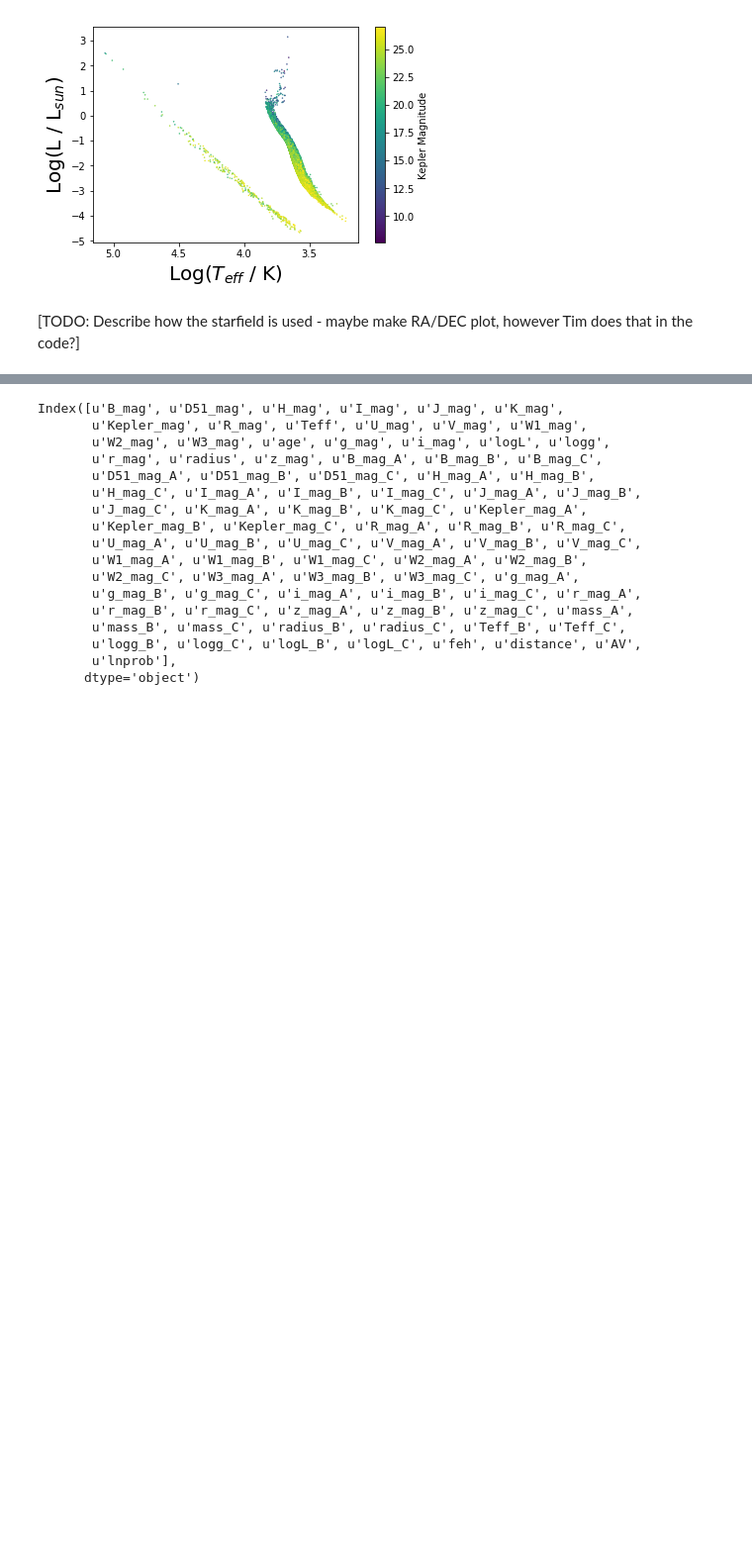
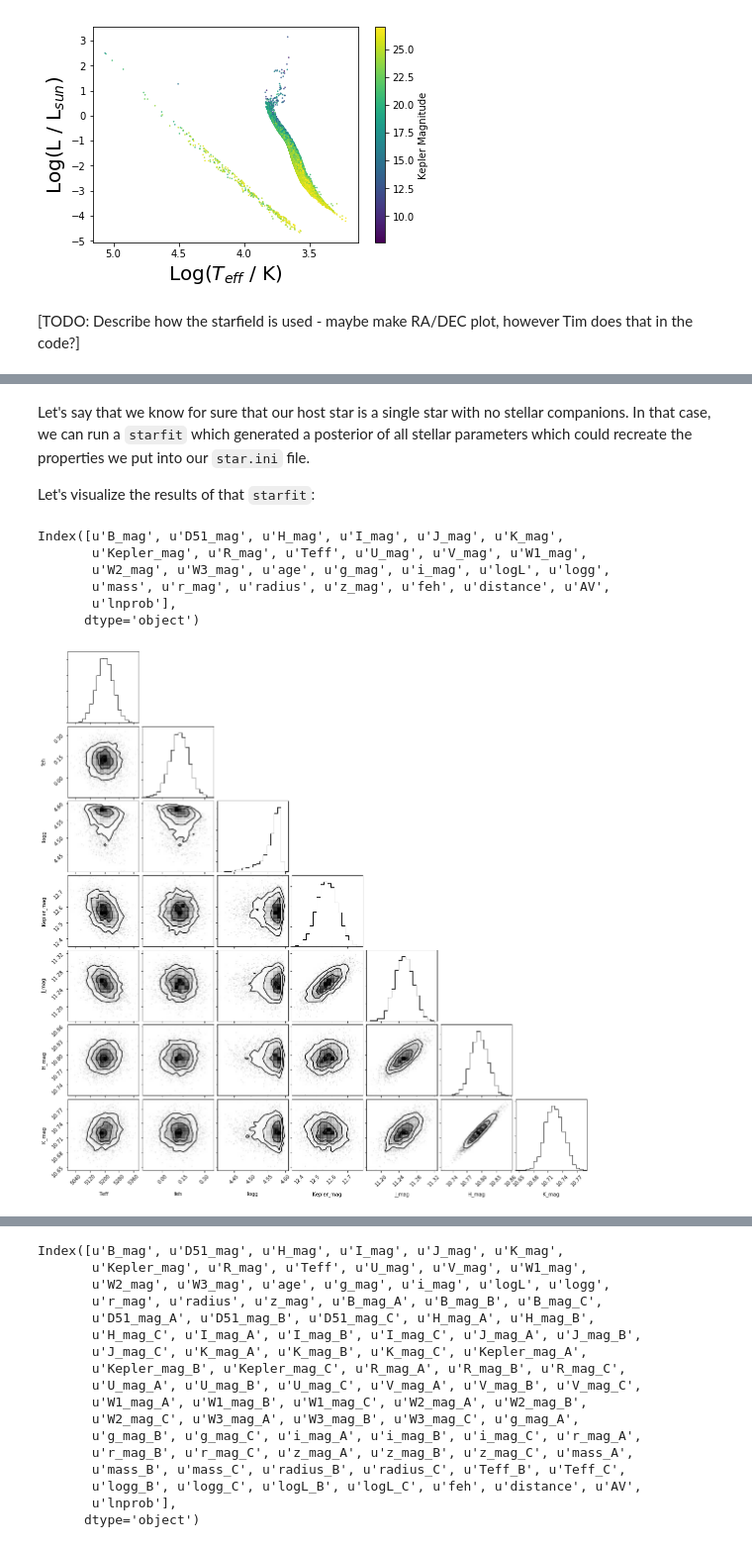
Before and after one commit to timothydmorton/vespa-tutorial, a Jupyter notebook: Notebooks/Tutorial_draft.ipynb, the cells around one changed output, grey strips where cells are left out. Shown at 99% size. Saved outputs shown, nothing was run; the diff lists cells and outputs as text; code cells hidden in the pictures; blank space fills up the shorter version.

```diff
--- a/Notebooks/Tutorial_draft.ipynb
+++ b/Notebooks/Tutorial_draft.ipynb
@@ -103,14 +104,8 @@ ini_file = 'star.ini' # Path to 'star.ini' file for star you need models for.
 models = 'mist'
 bands = ''
 Mod = StarModel
-folder = 'TestCase2'
+folder = '/Users/jcbecker/Documents/GitHub/vespa-tutorial/Notebooks/TestCase2/'
 model_filename = ''
 mult = 1
-# We can either have them run this themselves, or just use the pre-generated files.
-#bands = StarModel.get_bands(ini_file)
-#ichrone = get_ichrone(models, bands)
-
-#mod = Mod.from_ini(ichrone, folder, use_emcee=True, N=mult,
-#                                ini_file=ini_file, name=model_filename)
 # %%
 # If you want to generate these files yourself..
@@ -168,0 +180,37 @@ Part of the uncertainty in our understanding of planets comes from our uncertain
+# %% [markdown]
+Let's say that we know for sure that our host star is a single star with no stellar companions. In that case, we can run a `starfit` which generated a posterior of all stellar parameters which could recreate the properties we put into our `star.ini` file.
+
+Let's visualize the results of that `starfit`:
+# %%
+# We can either run this fresh, or just use the pre-generated files.
+# If we were to run the model, you could use the following commands:
+# mult = 1 #we are assuming there is only one star
+# bands = StarModel.get_bands(ini_file)
+# ichrone = get_ichrone(models, bands)
+
+# mod = Mod.from_ini(ichrone, folder, use_emcee=True, N=mult,
+#                                ini_file=ini_file, name=model_filename)
+# mod.fit(verbose=True, overwrite=True)
+# mod.save_hdf('temp2')
+
+# However, the fitting can take a while, so let's just load the pre-fit files.
+model_single = pd.read_hdf(folder + "dartmouth_starmodel_single.h5",'samples')
+# %%
+# Now, let's look at the results of the fit. The parameters that have been fit include:
+model_single.columns
+# %% [output]
+Index([u'B_mag', u'D51_mag', u'H_mag', u'I_mag', u'J_mag', u'K_mag',
+       u'Kepler_mag', u'R_mag', u'Teff', u'U_mag', u'V_mag', u'W1_mag',
+       u'W2_mag', u'W3_mag', u'age', u'g_mag', u'i_mag', u'logL', u'logg',
+       u'mass', u'r_mag', u'radius', u'z_mag', u'feh', u'distance', u'AV',
+       u'lnprob'],
+      dtype='object')
+# %%
+# So let's make a triangle plot to better visualize what's going on.
+# Let's make a triangle plot with only a subset of parameters. So, there will be some dependancies
+# that you won't be able to see. You can try plotting other parameters, too, but let's try the ones
+# we put in the star.ini file to star with.
+params = ['Teff', 'feh', 'logg', 'Kepler_mag',u'J_mag', u'H_mag',u'K_mag']
+single_fig = corner.corner(model_single[params], labels=params)
+# %% [output]
+[figure, added]
```
Also changed, not shown: parts of 23 cells of this notebook.
